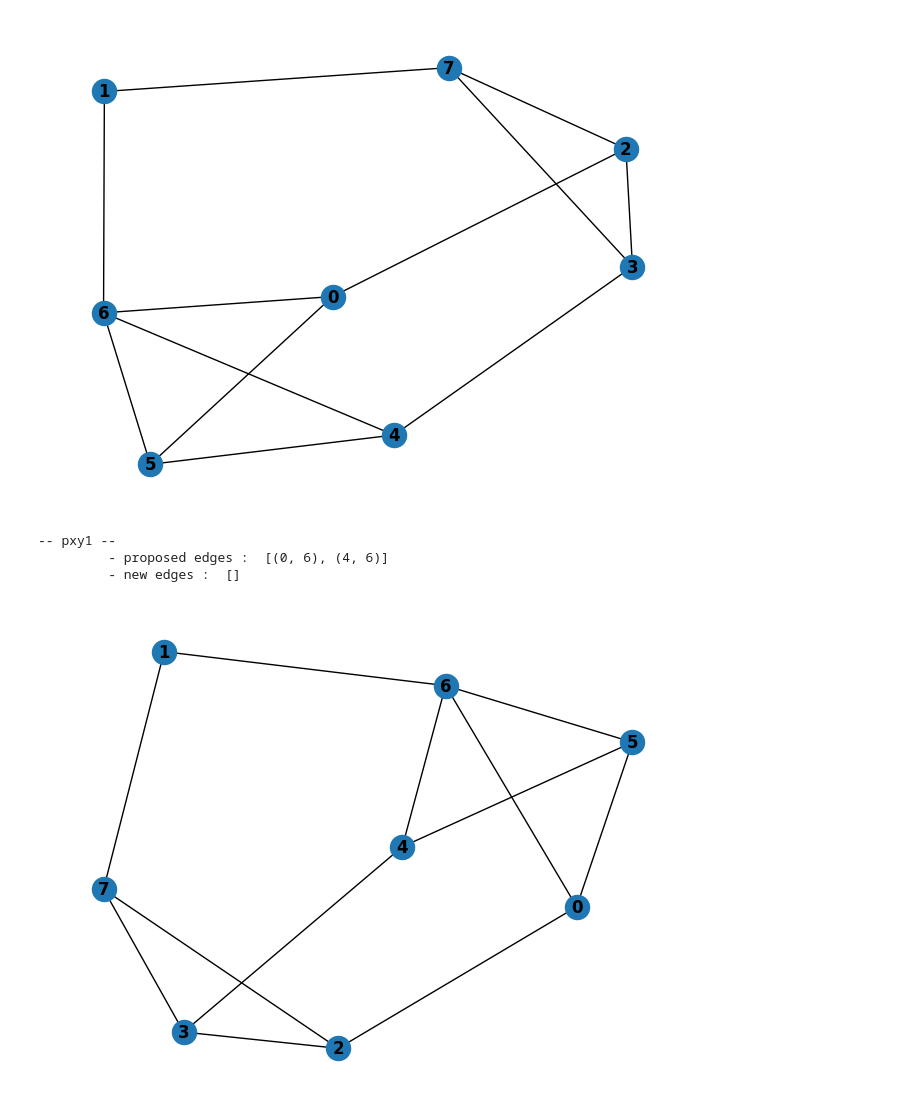
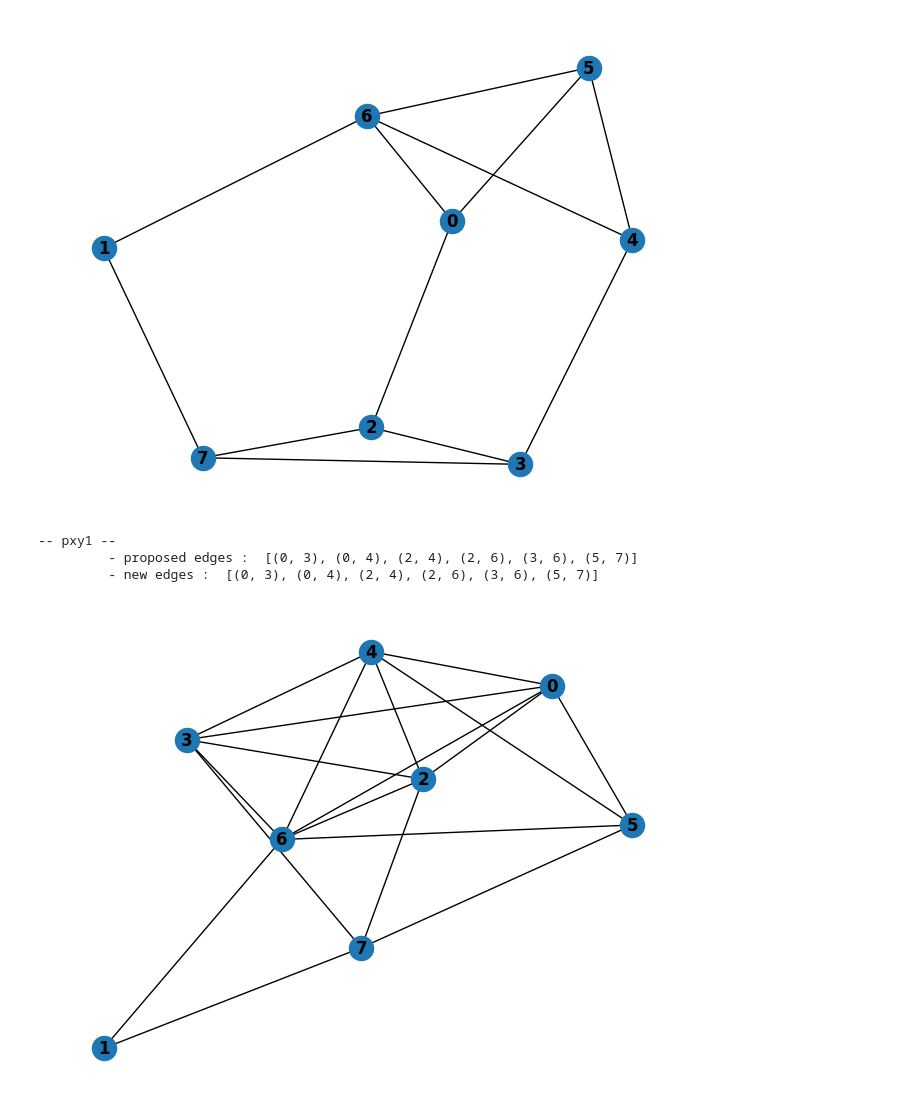
Before and after one commit to Ploenypp/PPI-L3, a Jupyter notebook: pxy.ipynb, the cells around one changed output. Cells and saved outputs as stored; diff of their text form; code cells hidden in the pictures.

```diff
--- a/pxy.ipynb
+++ b/pxy.ipynb
@@ -16,7 +16,7 @@ cn_ra_aa.print_scores(cn_ra_aa.scores_all(n1_list,e1_list,pxy1.p1))
 print("-- OG --")
 g_func.graph(n1_list,e1_list)
 print("-- pxy1 --")
-g_func.graph(n1_list,cn_ra_aa.apply_method(n1_list,e1_list,pxy1.p1))
+g_func.graph(n1_list,pxy1.apply_method(n1_list,e1_list,pxy1.p1))
 # %% [output]
      0    1    2    3    4
 
@@ -41,33 +41,33 @@ g_func.graph(n1_list,cn_ra_aa.apply_method(n1_list,e1_list,pxy1.p1))
 # %%
 # GRAPH 2
 cn_ra_aa.print_scores(cn_ra_aa.scores_all(n2_list,e2_list,pxy1.p1))
 print("-- OG --")
 g_func.graph(n2_list,e2_list)
 print("-- pxy1 --")
-g_func.graph(n2_list,cn_ra_aa.apply_method(n2_list,e2_list,pxy1.p1))
+g_func.graph(n2_list,pxy1.apply_method(n2_list,e2_list,pxy1.p1))
 # %% [output]
      0    1    2    3    4    5    6    7
 
     - - - - - - - - - - - - - - - - - - - -
 
 0 | 2.00|2.00|5.00|3.00|3.00|6.00|7.00|2.00|
 
 1 | 2.00|    |2.00|2.00|2.00|2.00|5.00|4.00|
 
 2 | 5.00|2.00|2.00|5.00|3.00|2.00|3.00|5.00|
 
 3 | 3.00|2.00|5.00|2.00|5.00|2.00|3.00|5.00|
 
 ... (5 lines left out)
 
 7 | 2.00|4.00|5.00|5.00|2.00|3.00|2.00|2.00|
 
 -- OG --
-[figure, old version]
+[figure, new version]
 -- pxy1 --
-         - proposed edges :  [(0, 6), (4, 6)]
-         - new edges :  []
+         - proposed edges :  [(0, 3), (0, 4), (2, 4), (2, 6), (3, 6), (5, 7)]
+         - new edges :  [(0, 3), (0, 4), (2, 4), (2, 6), (3, 6), (5, 7)]
-[figure, old version]
+[figure, new version]
 # %%
 # GRAPH 3
 cn_ra_aa.print_scores(cn_ra_aa.scores_all(n3_list,e3_list,pxy1.p1))
```
Also changed, not shown: parts of 2 cells of this notebook.
